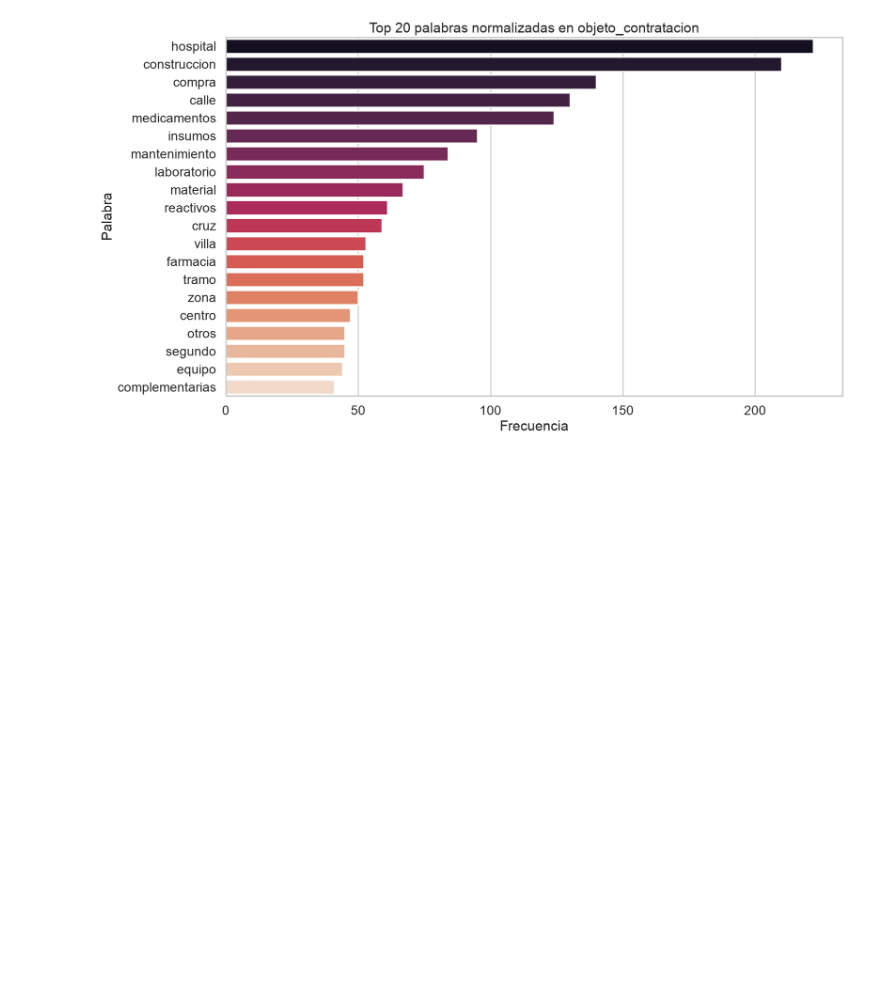
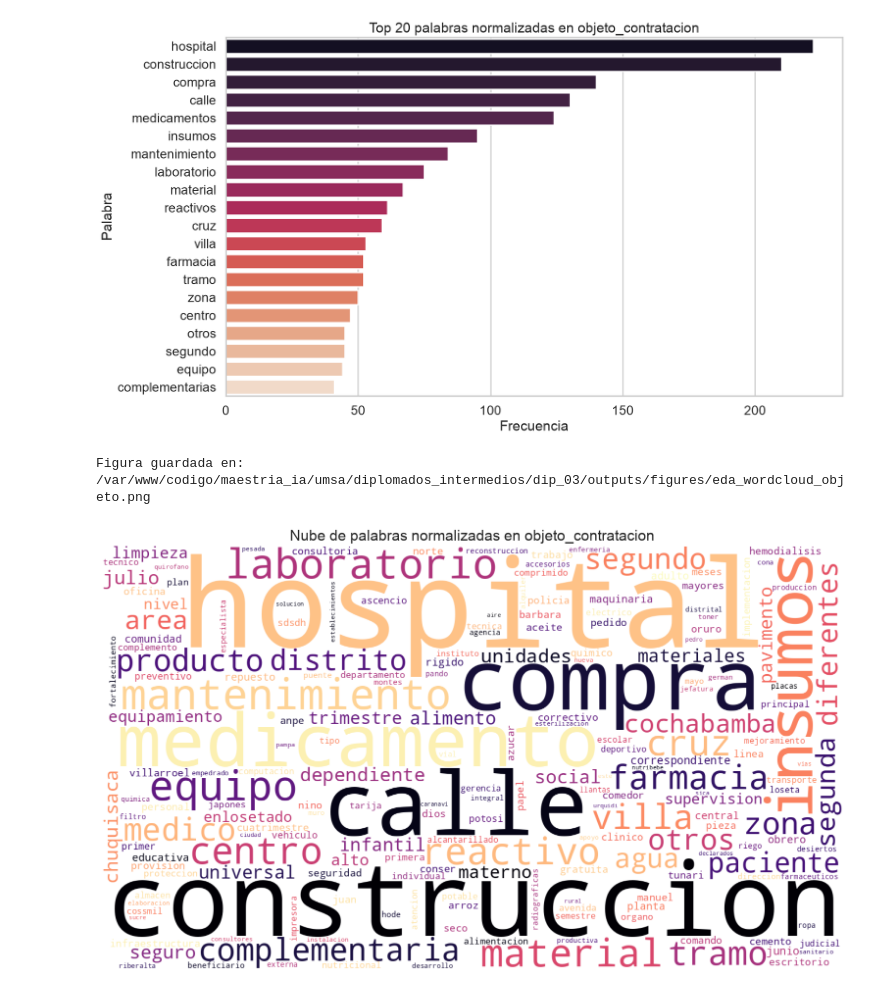
Before and after one commit to gastonnina/miadas_D03, a Jupyter notebook: notebooks/03_eda.ipynb, the cells around one changed output. Saved outputs shown, nothing was run; the diff lists cells and outputs as text; code cells hidden in the pictures; blank space fills up the shorter version.

```diff
--- a/notebooks/03_eda.ipynb
+++ b/notebooks/03_eda.ipynb
@@ -23,6 +23,10 @@ import matplotlib.pyplot as plt
 import pandas as pd
 import seaborn as sns
 from IPython.display import display
+try:
+    from wordcloud import WordCloud
+except ModuleNotFoundError:
+    WordCloud = None
 
 sns.set_theme(style="whitegrid", context="talk")
 plt.rcParams["figure.dpi"] = 120
@@ -412,6 +417,30 @@ plt.show()
 # %% [output]
 Figura guardada en: /var/www/codigo/maestria_ia/umsa/diplomados_intermedios/dip_03/outputs/figures/eda_top_words_objeto.png
 [figure]
+# %%
+wordcloud_text = " ".join(tokens)
+if WordCloud is None:
+    print("La libreria `wordcloud` no esta instalada. Ejecuta `uv sync` para habilitar esta figura.")
+elif not wordcloud_text.strip():
+    print("No hay tokens suficientes para construir la nube de palabras.")
+else:
+    wordcloud = WordCloud(
+        width=1400,
+        height=800,
+        background_color="white",
+        colormap="magma",
+        collocations=False,
+    ).generate(wordcloud_text)
+
+    plt.figure(figsize=(14, 8))
+    plt.imshow(wordcloud, interpolation="bilinear")
+    plt.axis("off")
+    plt.title("Nube de palabras normalizadas en objeto_contratacion")
+    save_figure("eda_wordcloud_objeto.png")
+    plt.show()
+# %% [output]
+Figura guardada en: /var/www/codigo/maestria_ia/umsa/diplomados_intermedios/dip_03/outputs/figures/eda_wordcloud_objeto.png
+[figure, added]
 # %% [markdown]
 ## 7. Hallazgos preliminares
 
```
Also changed, not shown: parts of 2 cells of this notebook, 13 other files.
